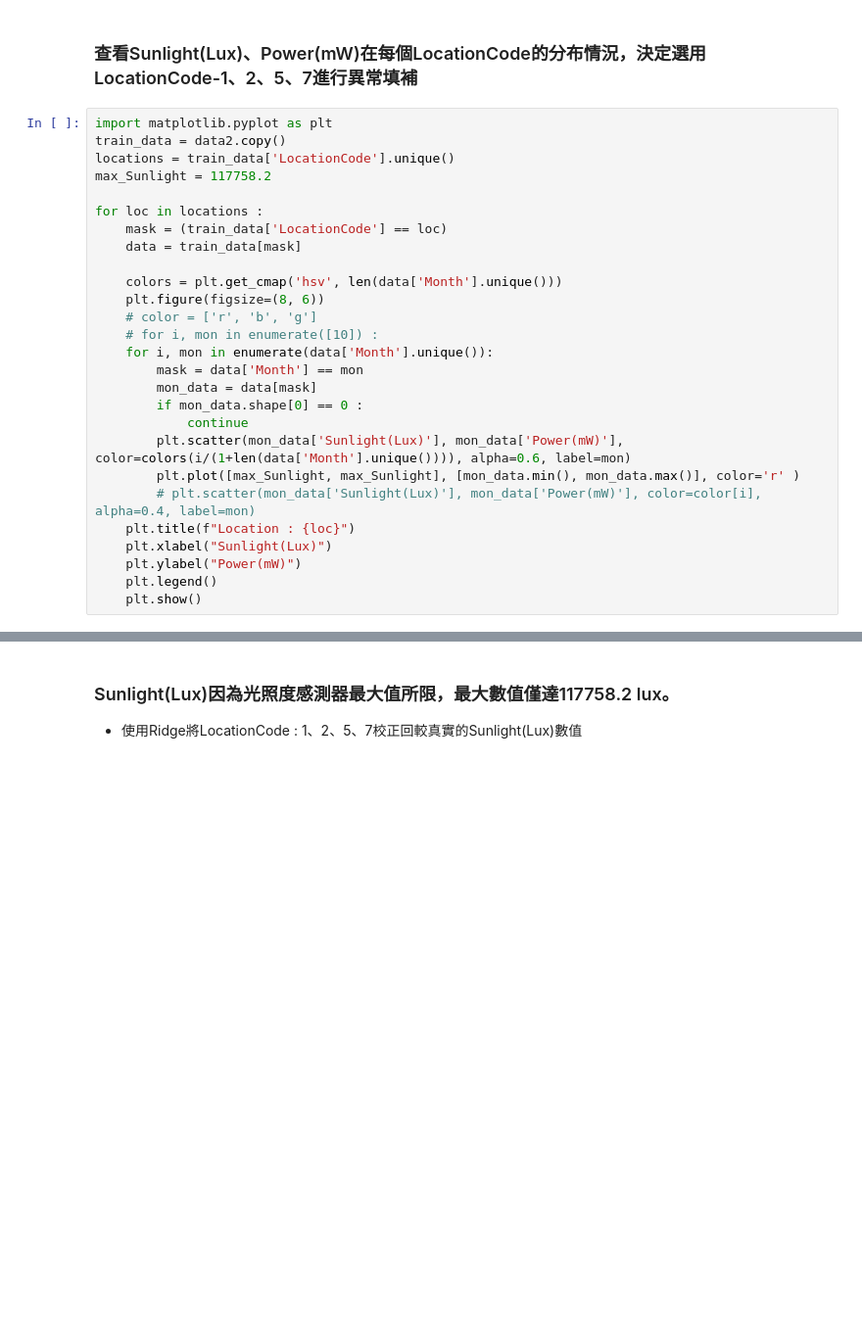
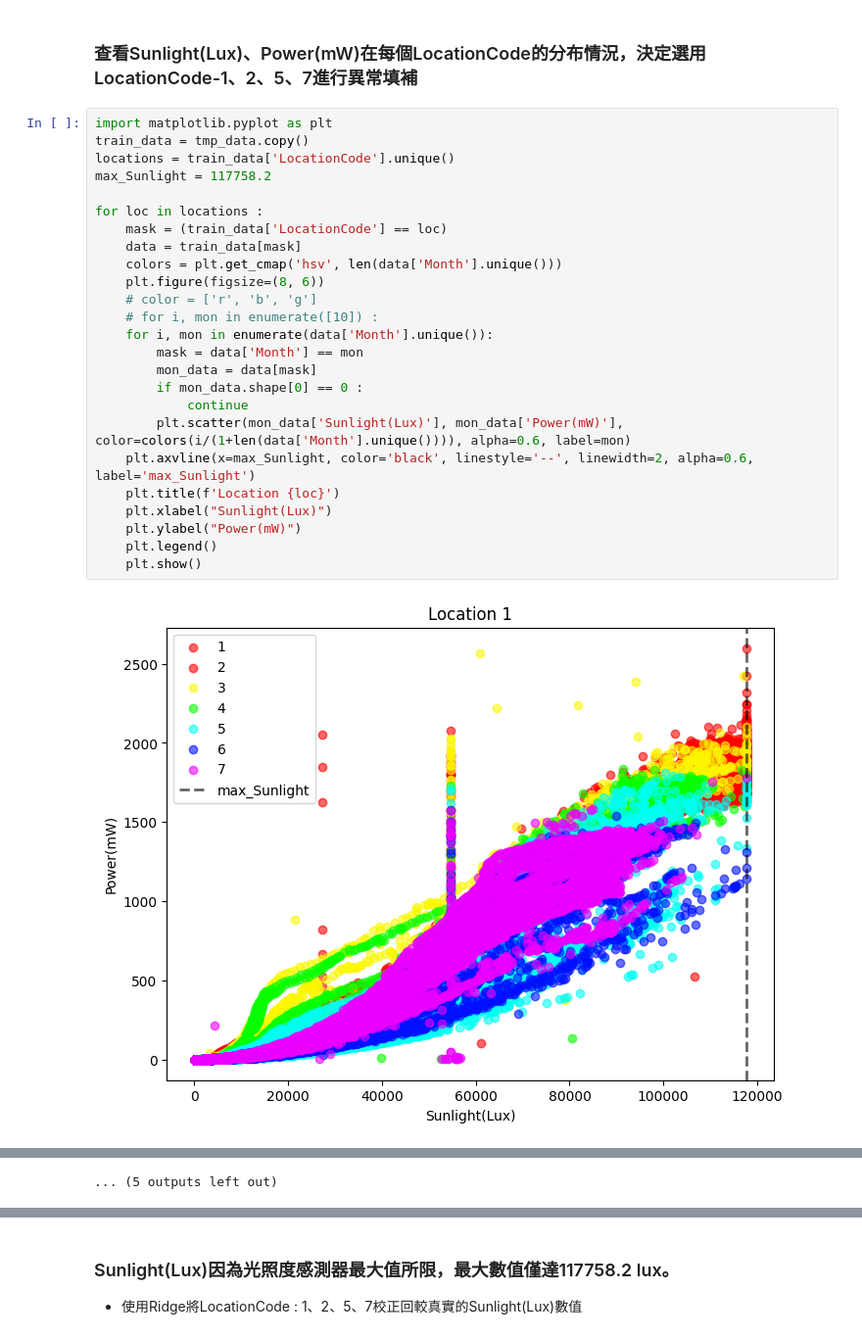
Before and after one commit to Jackyee1218/2024_AI_CUP, a Jupyter notebook: test.ipynb, the cells around one changed output, grey strips where cells are left out. Shown at 98% size. Cells and saved outputs as stored; diff of their text form; blank space fills up the shorter version.

```diff
--- a/test.ipynb
+++ b/test.ipynb
@@ -183,28 +183,28 @@ Name: Sunlight(Lux), dtype: float64
 ### 查看Sunlight(Lux)、Power(mW)在每個LocationCode的分布情況，決定選用LocationCode-1、2、5、7進行異常填補
 # %%
 import matplotlib.pyplot as plt
-train_data = data2.copy()
+train_data = tmp_data.copy()
 locations = train_data['LocationCode'].unique()
 max_Sunlight = 117758.2
 
 for loc in locations :
     mask = (train_data['LocationCode'] == loc)
     data = train_data[mask]
-
     colors = plt.get_cmap('hsv', len(data['Month'].unique()))
     plt.figure(figsize=(8, 6))
     # color = ['r', 'b', 'g']
     # for i, mon in enumerate([10]) :
     for i, mon in enumerate(data['Month'].unique()):
         mask = data['Month'] == mon
         mon_data = data[mask]
         if mon_data.shape[0] == 0 :
             continue
         plt.scatter(mon_data['Sunlight(Lux)'], mon_data['Power(mW)'], color=colors(i/(1+len(data['Month'].unique()))), alpha=0.6, label=mon)
-        plt.plot([max_Sunlight, max_Sunlight], [mon_data.min(), mon_data.max()], color='r' )
-        # plt.scatter(mon_data['Sunlight(Lux)'], mon_data['Power(mW)'], color=color[i], alpha=0.4, label=mon)
-    plt.title(f"Location : {loc}")
+    plt.axvline(x=max_Sunlight, color='black', linestyle='--', linewidth=2, alpha=0.6, label='max_Sunlight')
+    plt.title(f'Location {loc}')
     plt.xlabel("Sunlight(Lux)")
     plt.ylabel("Power(mW)")
     plt.legend()
     plt.show()
+# %% [output]
+[figure, added]
@@ -210,0 +222 @@ for loc in locations :
+... (5 outputs left out)
```
Also changed, not shown: parts of 7 cells of this notebook.
